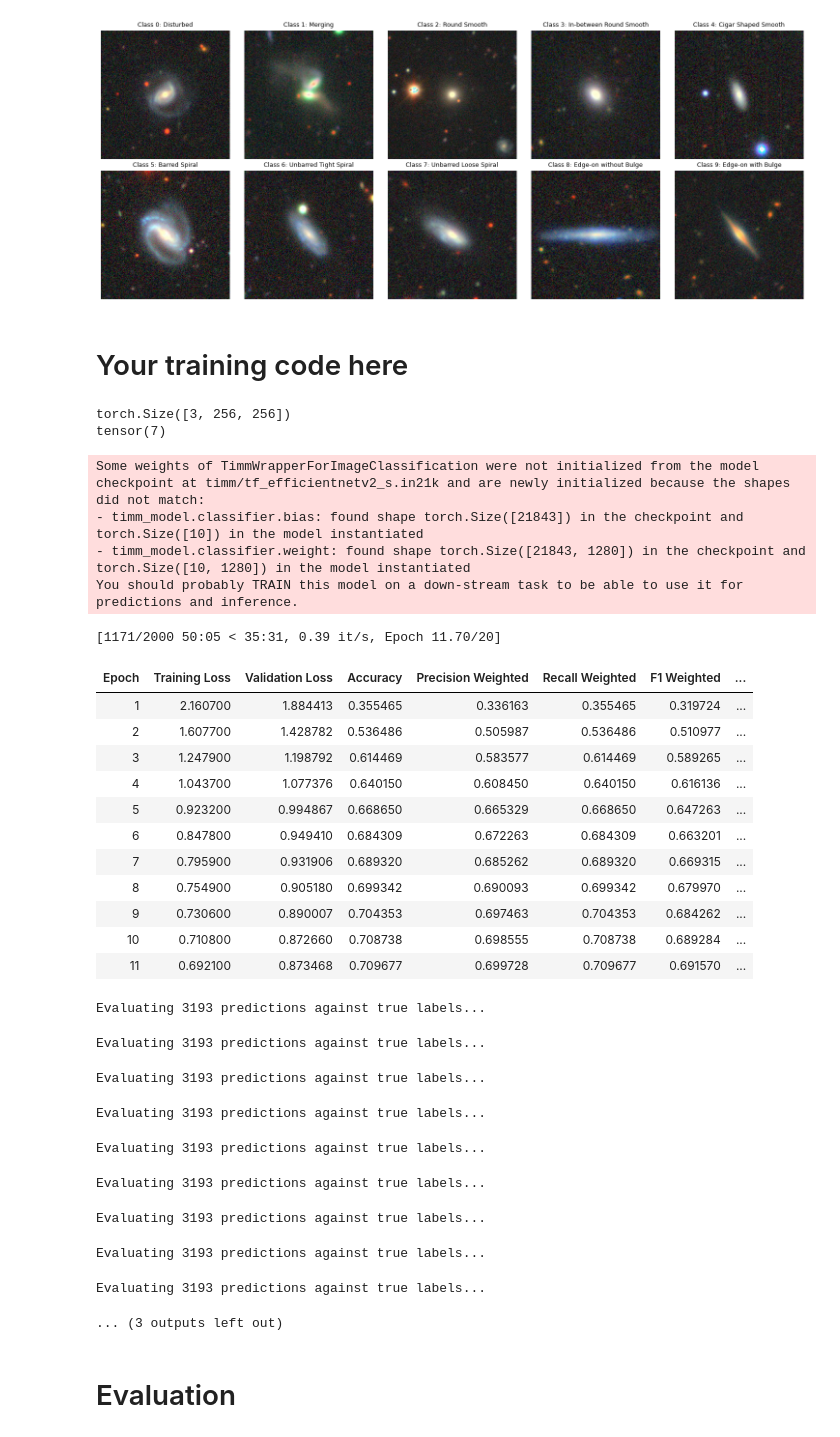
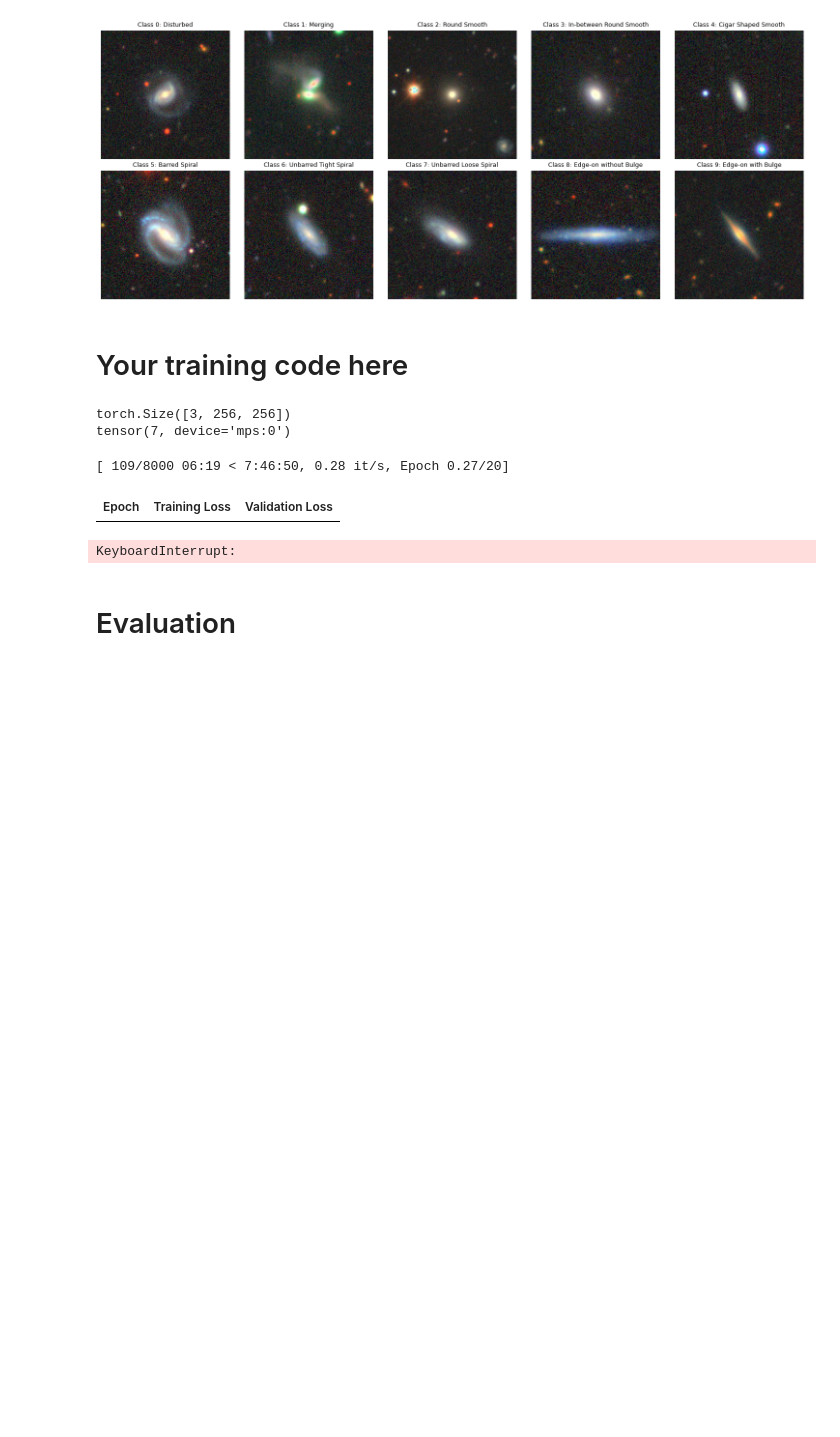
Before and after one commit to aigoncharov/course-dl, a Jupyter notebook: Homework_1_CV_(Andrey_Goncharov).ipynb, the cells around one changed output. Saved outputs shown, nothing was run; the diff lists cells and outputs as text; code cells hidden in the pictures; blank space fills up the shorter version.

```diff
--- a/Homework_1_CV_(Andrey_Goncharov).ipynb
+++ b/Homework_1_CV_(Andrey_Goncharov).ipynb
@@ -203,6 +203,10 @@ import torchvision
 from torch.utils.data import DataLoader
 
 device = torch.device("mps")
+dtype = torch.bfloat16
+
+torch.set_default_dtype(dtype)
+torch.set_default_device(device)
 
 galaxy_dataset_train = galaxy_dataset["train"]
 
@@ -227,4 +231,4 @@ galaxy_dataset_train = galaxy_dataset_train.train_test_split(test_size=0.2, shuf
 galaxy_dataset_train["val"] = galaxy_dataset_train.pop("test")
 # %% [output]
 torch.Size([3, 256, 256])
-tensor(7)
+tensor(7, device='mps:0')
@@ -231,73 +895,50 @@ tensor(7)
 # %%
 from transformers.trainer import Trainer
-from transformers import TrainingArguments, AutoModelForImageClassification
+from transformers import TrainingArguments
 import numpy as np
+
+model = WaveMix(
+    num_classes=num_classes,
+    depth=16,
+    mult=2,
+    ff_channel=192,
+    final_dim=192,
+    dropout=0.5,
+    patch_size=4,
+)
 
 
 def compute_metrics(eval_pred):
     predictions, labels = eval_pred
     predictions = np.argmax(predictions, axis=1)
     return evaluate_predictions(predictions, labels, class_names, silent=True)
 
 
 training_args = TrainingArguments(
     num_train_epochs=20,
-    per_device_train_batch_size=128,
-    per_device_eval_batch_size=128,
+    per_device_train_batch_size=32,
+    per_device_eval_batch_size=32,
     logging_strategy="epoch",
     eval_strategy="epoch",
     report_to="none",
     remove_unused_columns=False,
     save_strategy="no",
     # fp16=True,
 )
-
-model = AutoModelForImageClassification.from_pretrained(
-    "timm/tf_efficientnetv2_s.in21k",
-    num_labels=num_classes,
-    ignore_mismatched_sizes=True,
-    id2label=label2name,
-    label2id=name2label,
-    torch_dtype=torch.bfloat16,
-).to(device)
 
 trainer = Trainer(
     model=model,
     args=training_args,
     train_dataset=galaxy_dataset_train["train"],
     eval_dataset=galaxy_dataset_train["val"],
     compute_metrics=compute_metrics,
 )
 
 trainer.train()
 # %% [output]
-Some weights of TimmWrapperForImageClassification were not initialized from the model checkpoint at timm/tf_efficientnetv2_s.in21k and are newly initialized because the shapes did not match:
-- timm_model.classifier.bias: found shape torch.Size([21843]) in the checkpoint and torch.Size([10]) in the model instantiated
-- timm_model.classifier.weight: found shape torch.Size([21843, 1280]) in the checkpoint and torch.Size([10, 1280]) in the model instantiated
-You should probably TRAIN this model on a down-stream task to be able to use it for predictions and inference.
+[ 109/8000 06:19 < 7:46:50, 0.28 it/s, Epoch 0.27/20]
+| Epoch | Training Loss | Validation Loss |
-[1171/2000 50:05 < 35:31, 0.39 it/s, Epoch 11.70/20]
+KeyboardInterrupt:
-| Epoch | Training Loss | Validation Loss | Accuracy | Precision Weighted | Recall Weighted | F1 Weighted | ... |
-| 1 | 2.160700 | 1.884413 | 0.355465 | 0.336163 | 0.355465 | 0.319724 | ... |
-| 2 | 1.607700 | 1.428782 | 0.536486 | 0.505987 | 0.536486 | 0.510977 | ... |
-| 3 | 1.247900 | 1.198792 | 0.614469 | 0.583577 | 0.614469 | 0.589265 | ... |
-| 4 | 1.043700 | 1.077376 | 0.640150 | 0.608450 | 0.640150 | 0.616136 | ... |
-| 5 | 0.923200 | 0.994867 | 0.668650 | 0.665329 | 0.668650 | 0.647263 | ... |
-| 6 | 0.847800 | 0.949410 | 0.684309 | 0.672263 | 0.684309 | 0.663201 | ... |
-| 7 | 0.795900 | 0.931906 | 0.689320 | 0.685262 | 0.689320 | 0.669315 | ... |
-| 8 | 0.754900 | 0.905180 | 0.699342 | 0.690093 | 0.699342 | 0.679970 | ... |
-| 9 | 0.730600 | 0.890007 | 0.704353 | 0.697463 | 0.704353 | 0.684262 | ... |
-| 10 | 0.710800 | 0.872660 | 0.708738 | 0.698555 | 0.708738 | 0.689284 | ... |
-| 11 | 0.692100 | 0.873468 | 0.709677 | 0.699728 | 0.709677 | 0.691570 | ... |
-Evaluating 3193 predictions against true labels...
-Evaluating 3193 predictions against true labels...
-Evaluating 3193 predictions against true labels...
-Evaluating 3193 predictions against true labels...
-Evaluating 3193 predictions against true labels...
-Evaluating 3193 predictions against true labels...
-Evaluating 3193 predictions against true labels...
-Evaluating 3193 predictions against true labels...
-Evaluating 3193 predictions against true labels...
-... (3 outputs left out)
 # %% [markdown]
 # Evaluation
 # %%
```
Also changed, not shown: parts of 3 cells of this notebook, 2 other files.
